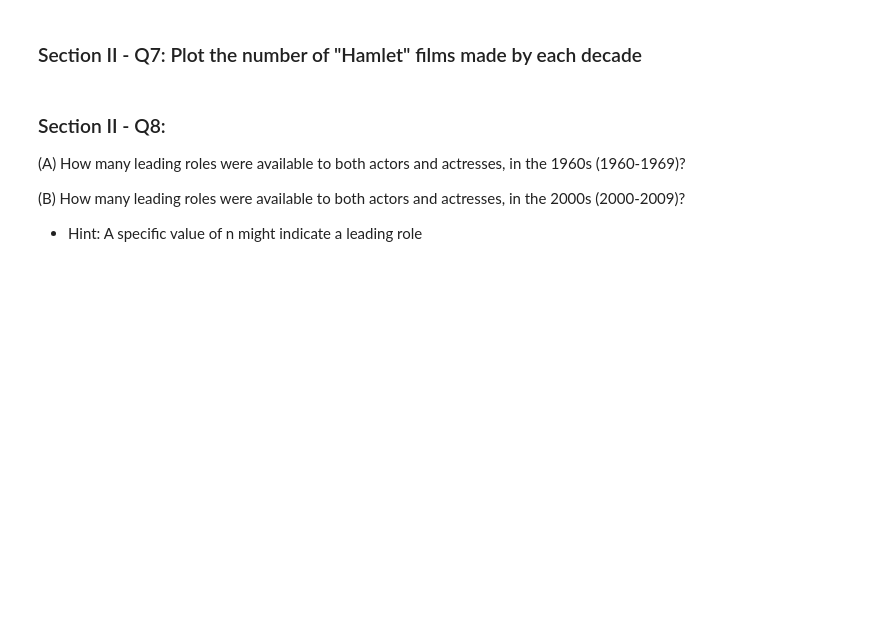
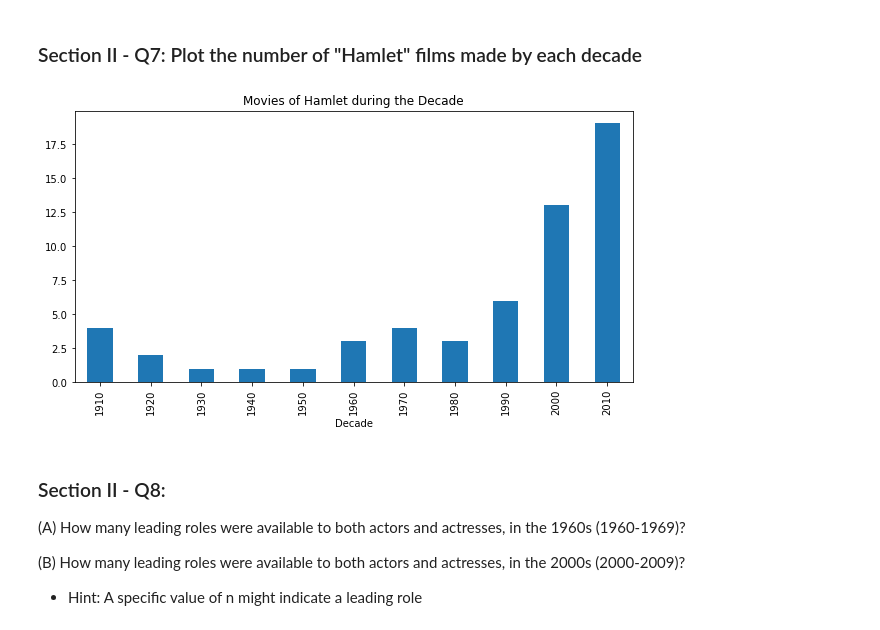
Before and after one commit to sl7423/mec-mini-projects, a Jupyter notebook: mec-5.3.10-data-wranging-with-pandas-mini-project/Mini_Project_Data_Wrangling_Pandas.ipynb, the cells around one changed output. Saved outputs shown, nothing was run; the diff lists cells and outputs as text; code cells hidden in the pictures; blank space fills up the shorter version.

```diff
--- a/mec-5.3.10-data-wranging-with-pandas-mini-project/Mini_Project_Data_Wrangling_Pandas.ipynb
+++ b/mec-5.3.10-data-wranging-with-pandas-mini-project/Mini_Project_Data_Wrangling_Pandas.ipynb
@@ -513,5 +539,14 @@ fig.set_size_inches(10,5)
 # %% [markdown]
 ### Section II - Q7: Plot the number of "Hamlet" films made by each decade
+# %%
+ax = movies[movies.title.str.contains('Hamlet')].groupby(['decade']).size().plot.bar()
+ax.set_title('Movies of Hamlet during the Decade')
+ax.set_xlabel('Decade')
+
+fig = ax.figure
+fig.set_size_inches(10,5)
+# %% [output]
+[figure, added]
 # %% [markdown]
 ### Section II - Q8:
 
```
Also changed, not shown: parts of 18 cells of this notebook.
